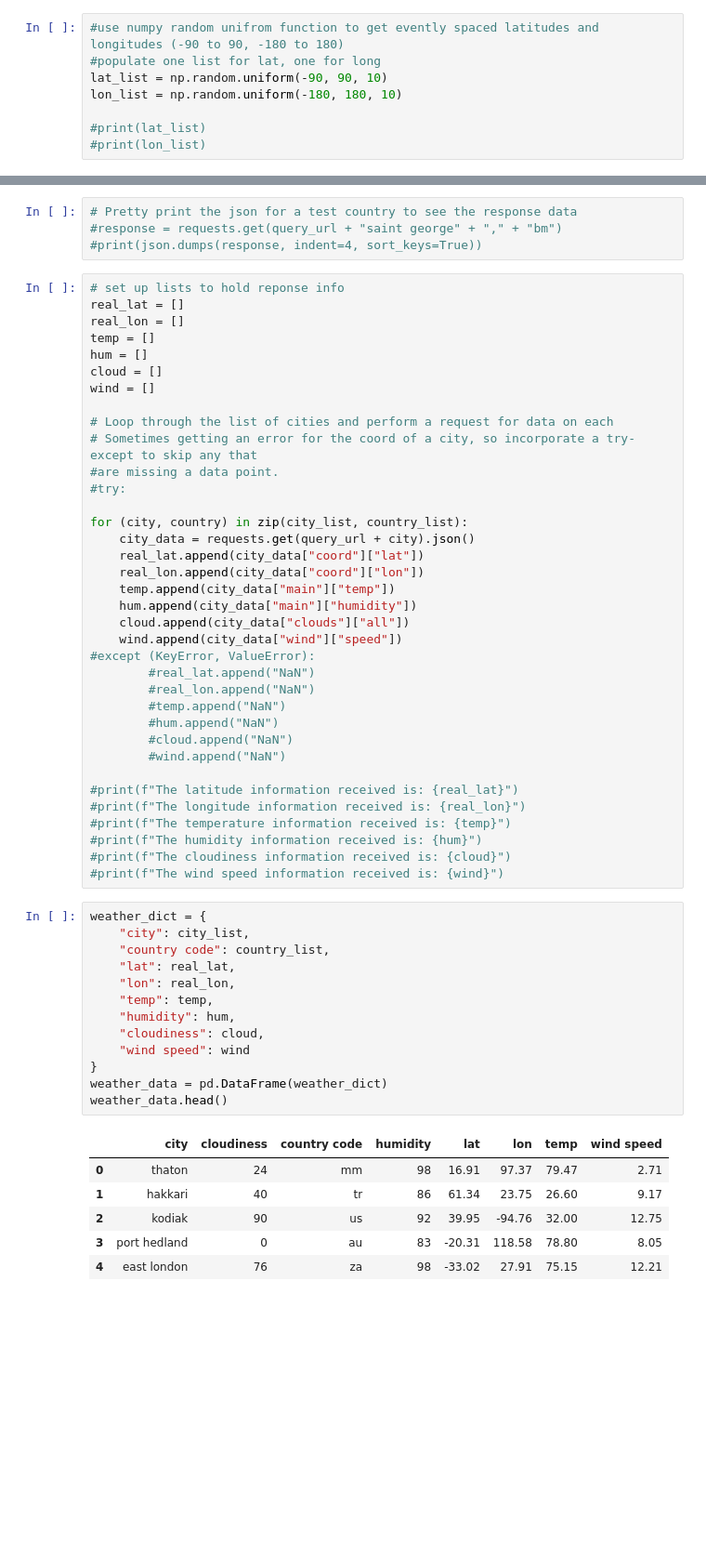
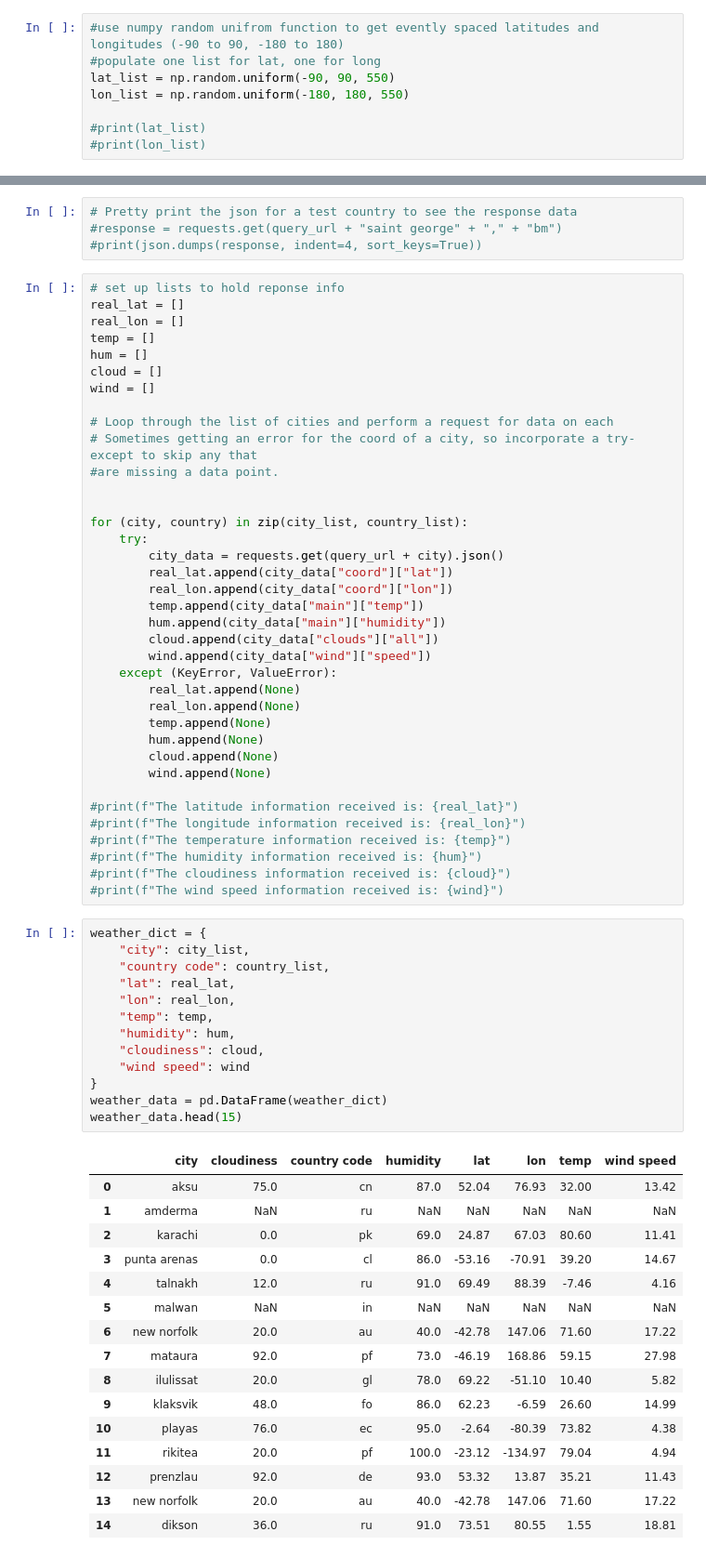
Before and after one commit to frimfram8/API_HW, a Jupyter notebook: WeatherPy.ipynb, the cells around one changed output, grey strips where cells are left out. Shown at 93% size. Cells and saved outputs as stored; diff of their text form; blank space fills up the shorter version.

```diff
--- a/WeatherPy.ipynb
+++ b/WeatherPy.ipynb
@@ -24,8 +24,8 @@ tw
 # %%
 #use numpy random unifrom function to get evently spaced latitudes and longitudes (-90 to 90, -180 to 180)
 #populate one list for lat, one for long
-lat_list = np.random.uniform(-90, 90, 10)
-lon_list = np.random.uniform(-180, 180, 10)
+lat_list = np.random.uniform(-90, 90, 550)
+lon_list = np.random.uniform(-180, 180, 550)
 
 #print(lat_list)
 #print(lon_list)
@@ -137,23 +143,24 @@ wind = []
 # Loop through the list of cities and perform a request for data on each
 # Sometimes getting an error for the coord of a city, so incorporate a try-except to skip any that
 #are missing a data point.
-#try:
+
 
 for (city, country) in zip(city_list, country_list):
-    city_data = requests.get(query_url + city).json()
-    real_lat.append(city_data["coord"]["lat"])
-    real_lon.append(city_data["coord"]["lon"])
-    temp.append(city_data["main"]["temp"])
-    hum.append(city_data["main"]["humidity"])
-    cloud.append(city_data["clouds"]["all"])
-    wind.append(city_data["wind"]["speed"])
-#except (KeyError, ValueError):
-        #real_lat.append("NaN")
-        #real_lon.append("NaN")
-        #temp.append("NaN")
-        #hum.append("NaN")
-        #cloud.append("NaN")
-        #wind.append("NaN")
+    try:
+        city_data = requests.get(query_url + city).json()
+        real_lat.append(city_data["coord"]["lat"])
+        real_lon.append(city_data["coord"]["lon"])
+        temp.append(city_data["main"]["temp"])
+        hum.append(city_data["main"]["humidity"])
+        cloud.append(city_data["clouds"]["all"])
+        wind.append(city_data["wind"]["speed"])
+    except (KeyError, ValueError):
+        real_lat.append(None)
+        real_lon.append(None)
+        temp.append(None)
+        hum.append(None)
+        cloud.append(None)
+        wind.append(None)
 
 #print(f"The latitude information received is: {real_lat}")
 #print(f"The longitude information received is: {real_lon}")
@@ -164,20 +171,30 @@ for (city, country) in zip(city_list, country_list):
 # %%
 weather_dict = {
     "city": city_list,
     "country code": country_list,
     "lat": real_lat,
     "lon": real_lon,
     "temp": temp,
     "humidity": hum,
     "cloudiness": cloud,
     "wind speed": wind
 }
 weather_data = pd.DataFrame(weather_dict)
-weather_data.head()
+weather_data.head(15)
 # %% [output]
 |  | city | cloudiness | country code | humidity | lat | lon | temp | wind speed |
-| 0 | thaton | 24 | mm | 98 | 16.91 | 97.37 | 79.47 | 2.71 |
-| 1 | hakkari | 40 | tr | 86 | 61.34 | 23.75 | 26.60 | 9.17 |
-| 2 | kodiak | 90 | us | 92 | 39.95 | -94.76 | 32.00 | 12.75 |
-| 3 | port hedland | 0 | au | 83 | -20.31 | 118.58 | 78.80 | 8.05 |
-| 4 | east london | 76 | za | 98 | -33.02 | 27.91 | 75.15 | 12.21 |
+| 0 | aksu | 75.0 | cn | 87.0 | 52.04 | 76.93 | 32.00 | 13.42 |
+| 1 | amderma | NaN | ru | NaN | NaN | NaN | NaN | NaN |
+| 2 | karachi | 0.0 | pk | 69.0 | 24.87 | 67.03 | 80.60 | 11.41 |
+| 3 | punta arenas | 0.0 | cl | 86.0 | -53.16 | -70.91 | 39.20 | 14.67 |
+| 4 | talnakh | 12.0 | ru | 91.0 | 69.49 | 88.39 | -7.46 | 4.16 |
+| 5 | malwan | NaN | in | NaN | NaN | NaN | NaN | NaN |
+| 6 | new norfolk | 20.0 | au | 40.0 | -42.78 | 147.06 | 71.60 | 17.22 |
+| 7 | mataura | 92.0 | pf | 73.0 | -46.19 | 168.86 | 59.15 | 27.98 |
+| 8 | ilulissat | 20.0 | gl | 78.0 | 69.22 | -51.10 | 10.40 | 5.82 |
+| 9 | klaksvik | 48.0 | fo | 86.0 | 62.23 | -6.59 | 26.60 | 14.99 |
+| 10 | playas | 76.0 | ec | 95.0 | -2.64 | -80.39 | 73.82 | 4.38 |
+| 11 | rikitea | 20.0 | pf | 100.0 | -23.12 | -134.97 | 79.04 | 4.94 |
+| 12 | prenzlau | 92.0 | de | 93.0 | 53.32 | 13.87 | 35.21 | 11.43 |
+| 13 | new norfolk | 20.0 | au | 40.0 | -42.78 | 147.06 | 71.60 | 17.22 |
+| 14 | dikson | 36.0 | ru | 91.0 | 73.51 | 80.55 | 1.55 | 18.81 |
```
Also changed, not shown: parts of 9 cells of this notebook.
